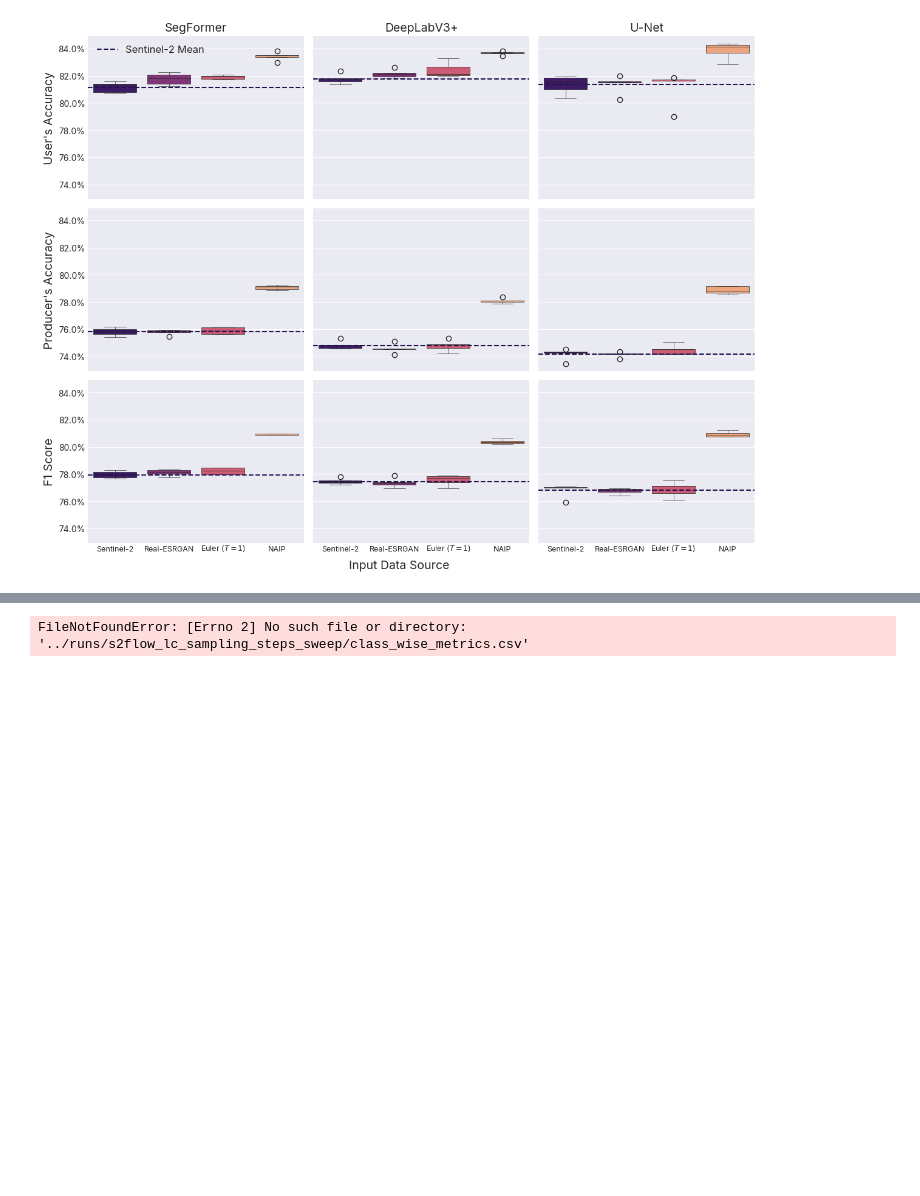
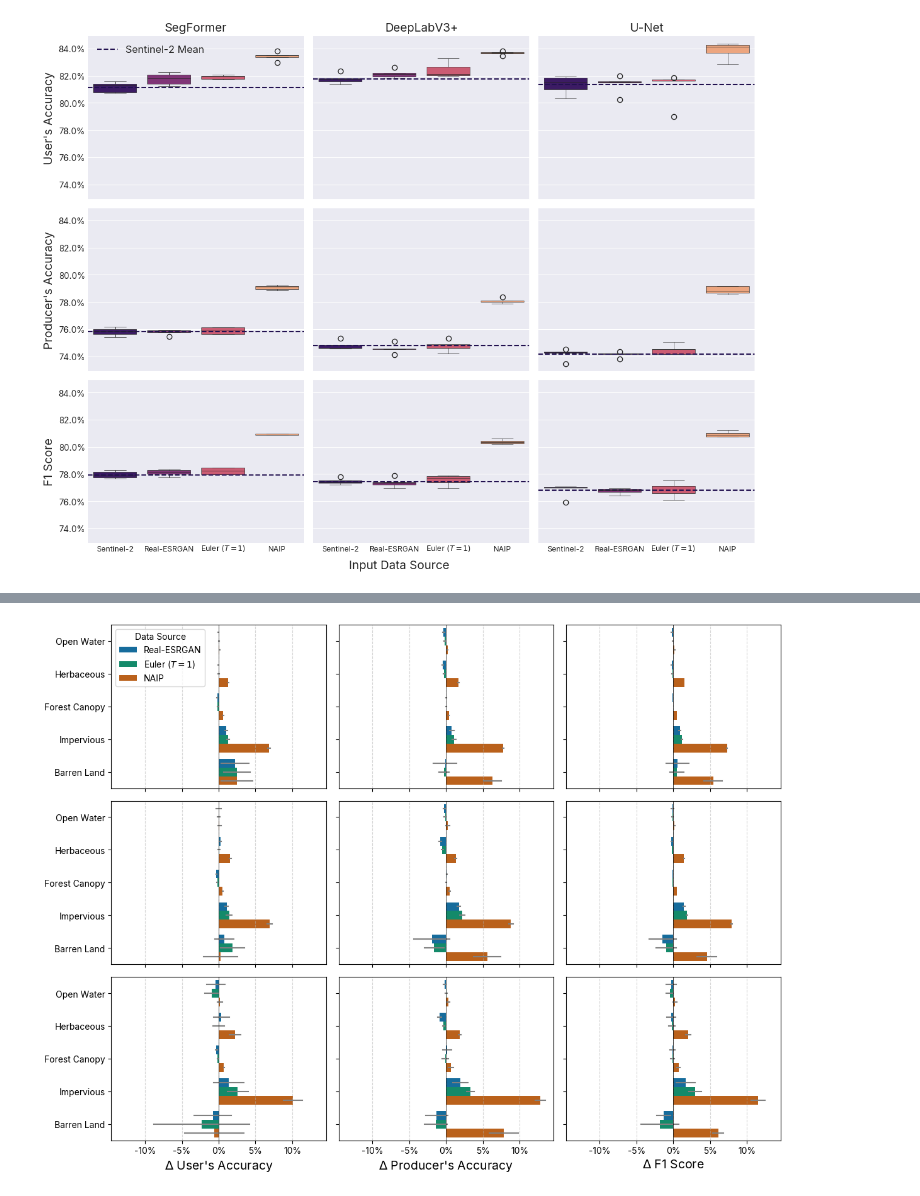
Before and after one commit to DakotaHester/s2flow, a Jupyter notebook: notebooks/plot_sampling.ipynb, the cells around one changed output, grey strips where cells are left out. Cells and saved outputs as stored; diff of their text form; code cells hidden in the pictures; blank space fills up the shorter version.

Commit message:
Update figures

```diff
--- a/notebooks/plot_sampling.ipynb
+++ b/notebooks/plot_sampling.ipynb
@@ -1342,7 +1340,7 @@ lc_df.to_csv('../runs/s2flow_lc_sampling_steps_sweep/lc_summary_metrics_all.csv'
 # lc_df = pd.read_csv()
 # %%
 # show increase in macro f1 score for lc_df with euler sampler from 1 to 50 steps
-df = pd.read_csv('../logs/')
+# df = pd.read_csv('../logs/')
 
 lc_df = pd.read_csv('../runs/s2flow_lc_sampling_steps_sweep/lc_summary_metrics_all.csv')
 fig, ax = plt.subplots(1, 3, figsize=(12,4), sharey=True)
@@ -1409,7 +1407,7 @@ for j, sampler in enumerate(fancy_sampler_names.keys()):
             color=colors[i],
         )
 
-        ax[j].grid(True, linestyle='--', alpha=0.5)
+        ax[j].grid(True, linestyle='--', alpha=0.5, axis='y')
 
 ax[0].set_ylabel('F1 Score', fontsize=12)
 ax[0].yaxis.set_major_formatter(plt.FuncFormatter(lambda y, _: '{:.1%}'.format(y)))
@@ -1423,8 +1421,8 @@ fig.tight_layout()
 
 out_path = Path('../figures/sampling_performance_lc/')
 out_path.mkdir(parents=True, exist_ok=True)
-# for filetype in ['png', 'pdf']:
-    # fig.savefig(out_path / f'sampling_lc_f1_score.{filetype}', dpi=300 if filetype=='png' else None, bbox_inches='tight')
+for filetype in ['png', 'pdf']:
+    fig.savefig(out_path / f'sampling_lc_f1_score.{filetype}', dpi=300 if filetype=='png' else None, bbox_inches='tight')
 # %% [output]
 [figure]
 # %%
@@ -1709,6 +1707,3 @@ for model in ['segformer', 'deeplabv3plus', 'unet']:
 
 class_wise_metrics_df = pd.DataFrame(all_class_data)
 class_wise_metrics_df.to_csv('../runs/s2flow_lc_sampling_steps_sweep/class_wise_metrics.csv', index=False)
-# %%
-class_wise_metrics_df = pd.read_csv('../runs/s2flow_lc_sampling_steps_sweep/class_wise_metrics.csv')
-class_wise_metrics_df
@@ -1773,12 +1782,25 @@ for i, metric in enumerate(['precision', 'recall', 'f1_score']):
 deltas = []
 metrics = ['precision', 'recall', 'f1_score']
 
-# colors = sns.color_palette('magma', n_colors=4)
-colors = sns.color_palette()
+fancy_data_labels = {
+    's2': 'Sentinel-2',
+    'realesrgan': 'Real-ESRGAN',
+    'euler': 'Euler ($T=1$)',
+    'naip': 'NAIP',
+}
+fancy_metric_names = {
+    'precision': 'User\'s Accuracy',
+    'recall': 'Producer\'s Accuracy',
+    'f1_score': 'F1 Score',
+    # 'mean_iou': 'mIoU',
+}
+
+# colors = sns.color_palette('magma', n_colors=3)
+colors = sns.color_palette(n_colors=3)
 s2_color = 'black'
 # colors = colors[1:]  # Exclude the first color for baseline
 
-class_wise_metrics_df = pd.read_csv('../runs/s2flow_lc_sampling_steps_sweep/
+# class_wise_metrics_df = pd.read_csv('../runs/s2flow_lc_sampling_steps_sweep/
 
 for model in ['segformer', 'deeplabv3plus', 'unet']:
     model_df = class_wise_metrics_df[class_wise_metrics_df['model'] == model]
@@ -1824,12 +1846,19 @@ for i, model in enumerate(['segformer', 'deeplabv3plus', 'unet']):
             palette=colors,
             ax=ax[i][j],
             errorbar='sd',
-            errwidth=1.5,
-            errcolor='gray'
+            err_kws={
+                'linewidth': 1.5,
+                # 'alpha': 0.5,
+                'color': 'gray'
+
+            }
+            # errorbar='sd',
+            # errwidth=1.5,
+            # errcolor='gray'
         )
 
         # Scientific Styling
-        ax[i][j].axvline(0, color=s2_color, linewidth=0.5, linestyle='--')
+        ax[i][j].axvline(0, color=s2_color, linewidth=0.5, linestyle='-')
         ax[i][j].set_ylabel('')
 
 
@@ -1837,42 +1866,45 @@ for i, model in enumerate(['segformer', 'deeplabv3plus', 'unet']):
             # ax[0][j].set_title(fancy_model_names[model], fontsize=14, fontweight='bold')
 
         # Legend handling
-        if i == 0 and j == 2:
-            ax[i][j].legend(title='Data Source', loc='upper right', bbox_to_anchor=(1, 1))
+        if i == 0 and j == 0:
+            ax[i][j].legend(title='Data Source', loc='upper left', bbox_to_anchor=(0, 1))
         else:
             ax[i][j].get_legend().remove()
 
-        ax[i][j].set_xlabel('$\Delta$ ' + fancy_metric_names_2[metric], fontsize=14)
+        ax[i][j].set_xlabel('$\Delta$ ' + fancy_metric_names[metric], fontsize=14)
         ax[i][j].xaxis.set_major_formatter(plt.FuncFormatter(lambda x, _: '{:.0%}'.format(x)))
+        ax[i][j].grid(True, axis='x', linestyle='--', alpha=0.5)
 
-    ax[i][0].set_ylabel(fancy_model_names[model], fontsize=14)
+    ax[i][-1].set_ylabel(fancy_model_names[model], fontsize=14)
+    ax[i][-1].yaxis.set_label_position("right")
+    # ax[i][-1].set_yticks(ax[i][-1].get_yticks())
 
 # center x = 0 lines
 running_xmin, running_xmax = float('inf'), float('-inf')
 for axis in ax.flatten():
     xmin, xmax = axis.get_xlim()
     running_xmin = min(running_xmin, xmin)
     running_xmax = max(running_xmax, xmax)
 
 # use symmetric x limits for all plots
 if abs(running_xmin) > abs(running_xmax):
     running_xmax = abs(running_xmin)
 else:
     running_xmin = -abs(running_xmax)
 for axis in ax.flatten():
     axis.set_xlim(running_xmin, running_xmax)
 
 # fig.supxlabel('Change in Accuracy Compared to Sentinel-2', fontsize=14, y=0.02)
 
 plt.tight_layout()
 
 
 out_path = Path('../figures/sampling_lc_delta_comparison/')
 out_path.mkdir(parents=True, exist_ok=True)
 for filetype in ['png', 'pdf']:
     fig.savefig(out_path / f'sampling_lc_delta_comparison.{filetype}', dpi=300 if filetype=='png' else None, bbox_inches='tight')
 # %% [output]
-FileNotFoundError: [Errno 2] No such file or directory: '../runs/s2flow_lc_sampling_steps_sweep/class_wise_metrics.csv'
+[figure, added]
 # %%
 # now put things in table format
 lc_df_reduced = lc_df.loc[lc_df['sampler'].isin(['s2', 'realesrgan', 'euler', 'naip']) & lc_df['steps'].isin([0, 1])]
```
Also changed, not shown: parts of 3 cells of this notebook, 4 other files.
